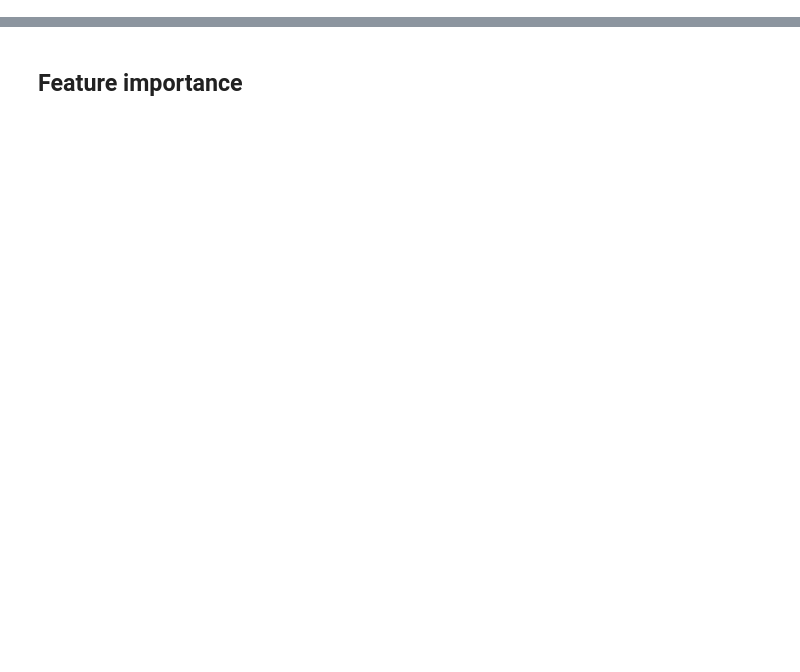
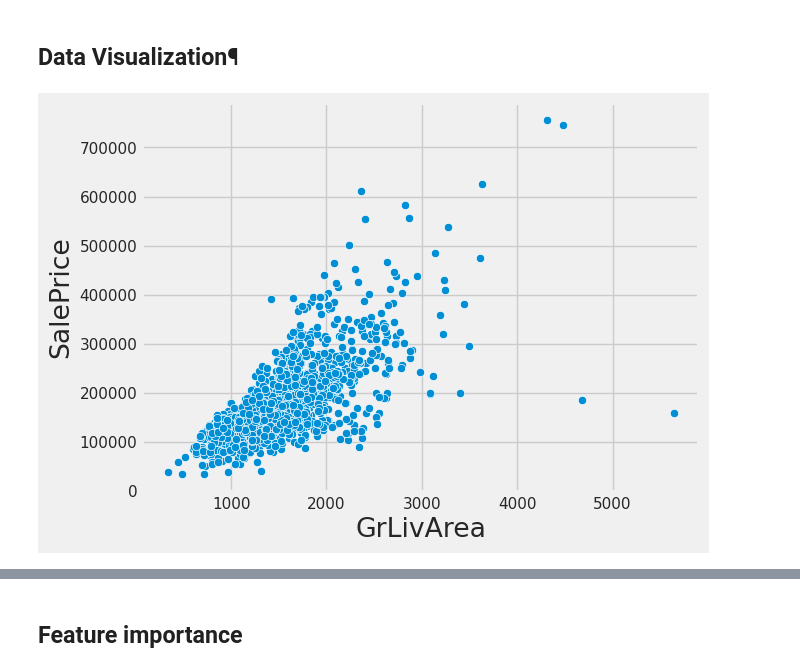
Before and after one commit to kaiyoo/tutorials, a Jupyter notebook: tutorial-house-price-prediction.ipynb, the cells around one changed output, grey strips where cells are left out. Cells and saved outputs as stored; diff of their text form; code cells hidden in the pictures; blank space fills up the shorter version.

```diff
--- a/tutorial-house-price-prediction.ipynb
+++ b/tutorial-house-price-prediction.ipynb
@@ -27,3 +15,6 @@ for dirname, _, filenames in os.walk('/kaggle/input'):
 import pandas  as pd
 import numpy   as np
 import xgboost as xgb
+import seaborn as sns
+import matplotlib.pyplot as plt
+sns.set(font_scale=1)
@@ -48 +42,9 @@ X_train.head()
 5 rows × 36 columns
+# %% [markdown]
+## Data Visualization¶
+# %%
+#lets create scatterplot of GrLivArea and SalePrice
+sns.scatterplot(x='GrLivArea', y='SalePrice', data=train)
+plt.show()
+# %% [output]
+[figure, added]
```
Also changed, not shown: parts of 37 cells of this notebook.
